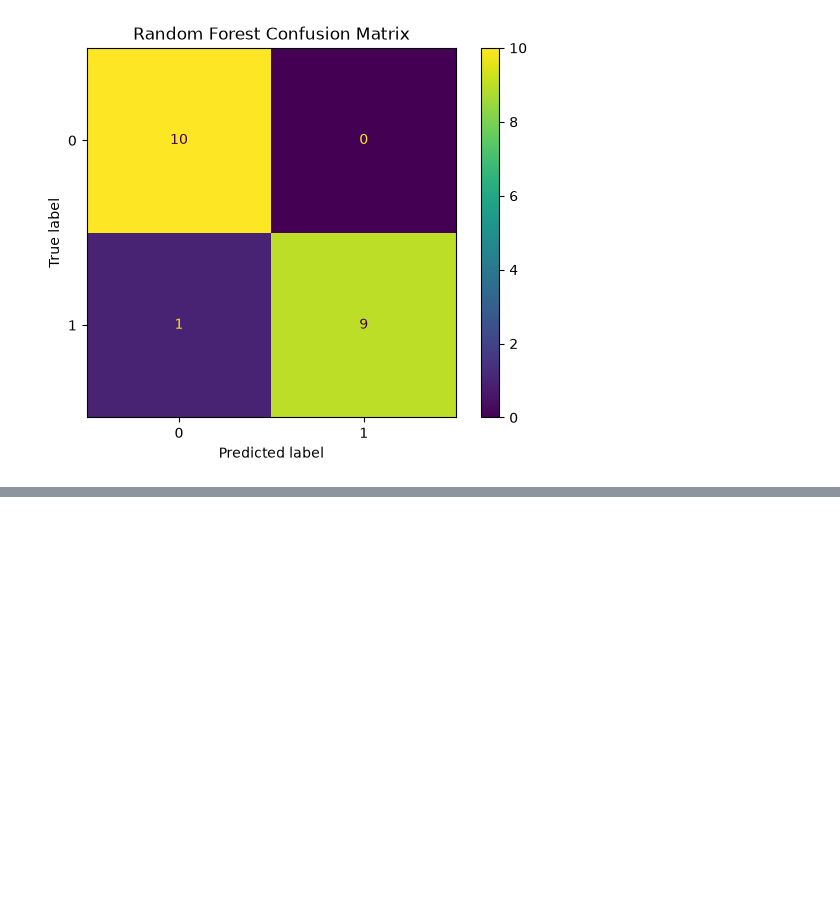
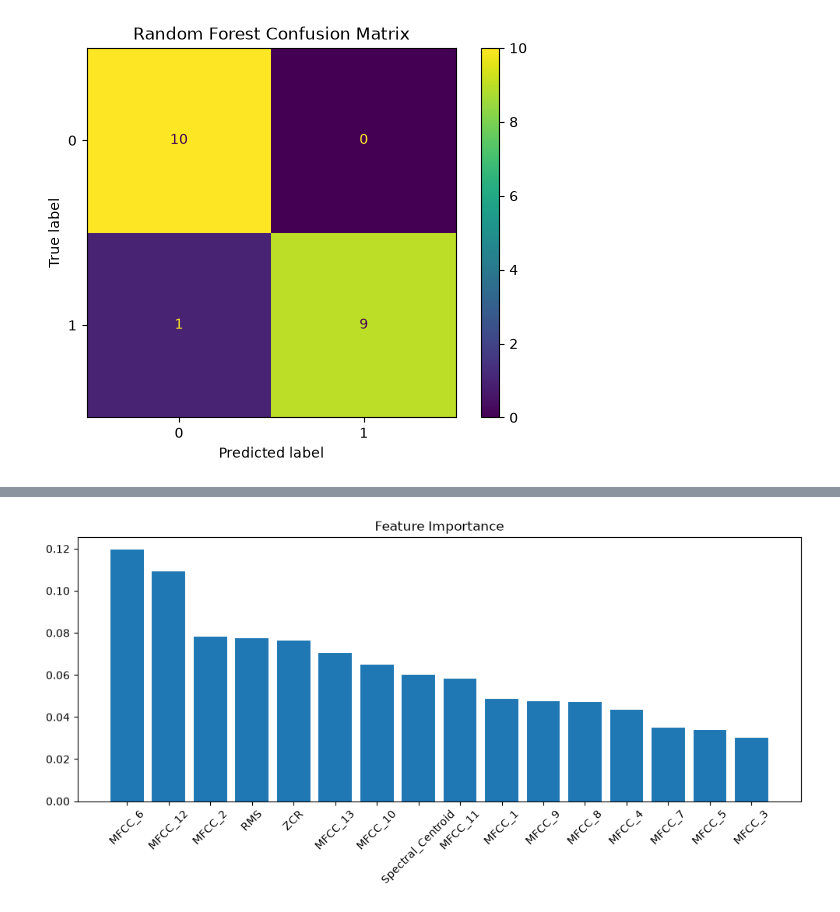
Before and after one commit to Khushubansal29/Deepfake-Audio-Detection-MaRS-, a Jupyter notebook: notebooks/dataset_exploration.ipynb, the cells around one changed output, grey strips where cells are left out. Saved outputs shown, nothing was run; the diff lists cells and outputs as text; code cells hidden in the pictures; blank space fills up the shorter version.

Commit message:
Analyze feature importance of audio features

```diff
--- a/notebooks/dataset_exploration.ipynb
+++ b/notebooks/dataset_exploration.ipynb
@@ -348,3 +348,16 @@ plt.title("Random Forest Confusion Matrix")
 plt.show()
 # %% [output]
 [figure]
+# %%
+feature_names = []
+
+for i in range(13):
+    feature_names.append(f"MFCC_{i+1}")
+
+feature_names.extend([
+    "ZCR",
+    "Spectral_Centroid",
+    "RMS"
+])
+
+print(feature_names)
@@ -350,0 +366,14 @@ plt.show()
+# %%
+import pandas as pd
+
+importance_df = pd.DataFrame({
+    "Feature": feature_names,
+    "Importance": rf.feature_importances_
+})
+
+importance_df = importance_df.sort_values(
+    by="Importance",
+    ascending=False
+)
+
+importance_df
@@ -350,0 +398,14 @@ plt.show()
+# %%
+plt.figure(figsize=(10,5))
+
+plt.bar(
+    importance_df["Feature"],
+    importance_df["Importance"]
+)
+
+plt.xticks(rotation=45)
+plt.title("Feature Importance")
+plt.tight_layout()
+plt.show()
+# %% [output]
+[figure, added]
```
Also changed, not shown: parts of 2 cells of this notebook.
